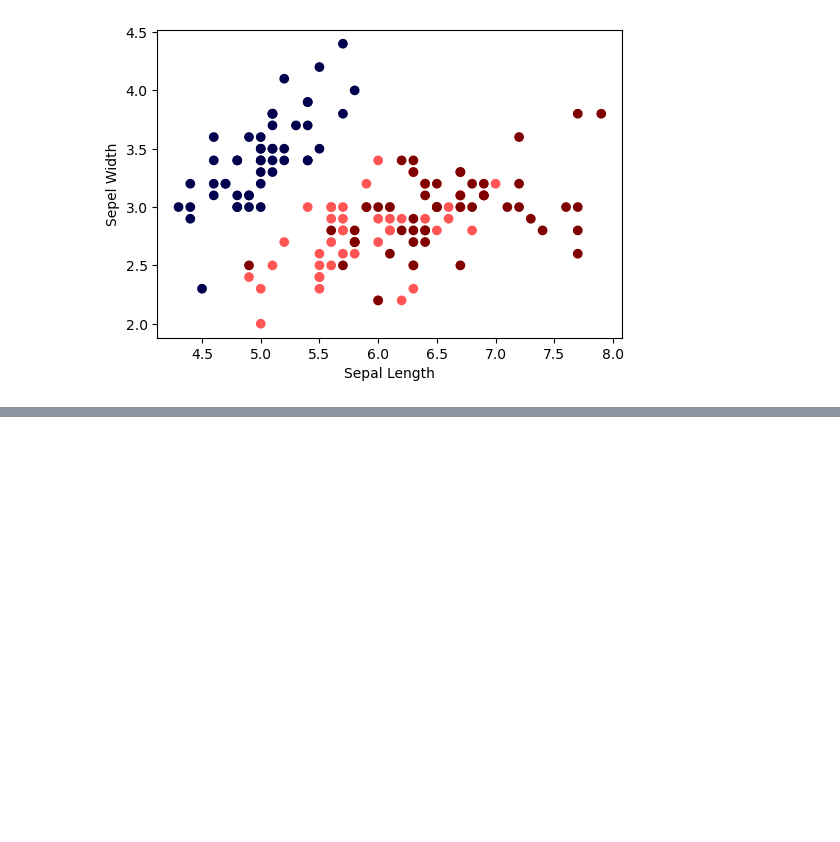
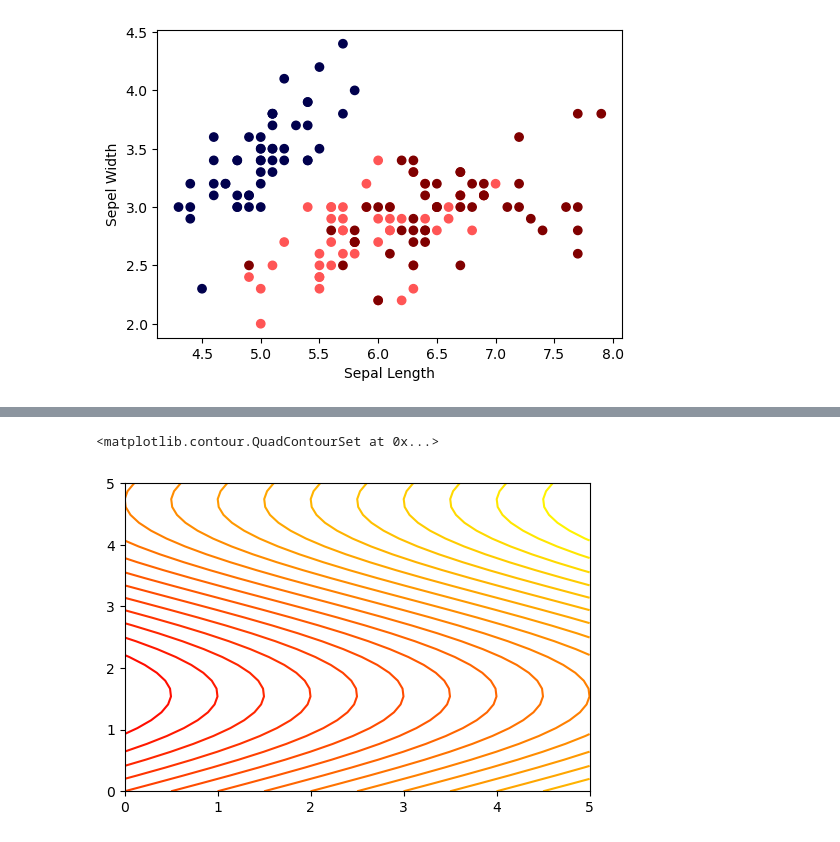
Before and after one commit to JakeBestDev/Packt_AIScience_Data_Science_Machine_Learning, a Jupyter notebook: Module_2_Python_Data_Visualization_and_Understanding/lab_3_advance_matplotlib.ipynb, the cells around one changed output, grey strips where cells are left out. Saved outputs shown, nothing was run; the diff lists cells and outputs as text; code cells hidden in the pictures; blank space fills up the shorter version.

Commit message:
Lab 3: Advanced Matplotlib
Lab 3: Advanced Matplotlib

```diff
--- a/Module_2_Python_Data_Visualization_and_Understanding/lab_3_advance_matplotlib.ipynb
+++ b/Module_2_Python_Data_Visualization_and_Understanding/lab_3_advance_matplotlib.ipynb
@@ -1052,0 +1106,6 @@ Text(0, 0.5, 'Sepel Width')
+# %%
+## So now lets create the matrixes for our data for our plot, but their going to be much larger
+## We will also define a random function for an example, this is nothing strict but will be used for our plot
+
+X,Y = np.meshgrid(np.linspace(0,5,50), np.linspace(0,5,40))
+Z = 2*X-5*(np.sin(Y))+2
@@ -1052,0 +1182,10 @@ Text(0, 0.5, 'Sepel Width')
+# %%
+## Now using our above X,Y,Z lets create our contour plot using plt.contour()
+## We set the intervals of our contour to 20 and our cmap will be defined as
+## Color bars tells us the colors of the bars as the gradiant across the plot
+
+plt.figure(figsize=(6,4))
+plt.contour(X,Y,Z, 20, cmap=plt.cm.autumn)
+# %% [output]
+<matplotlib.contour.QuadContourSet at 0x...>
+[figure, added]
```
Also changed, not shown: parts of 21 cells of this notebook.
